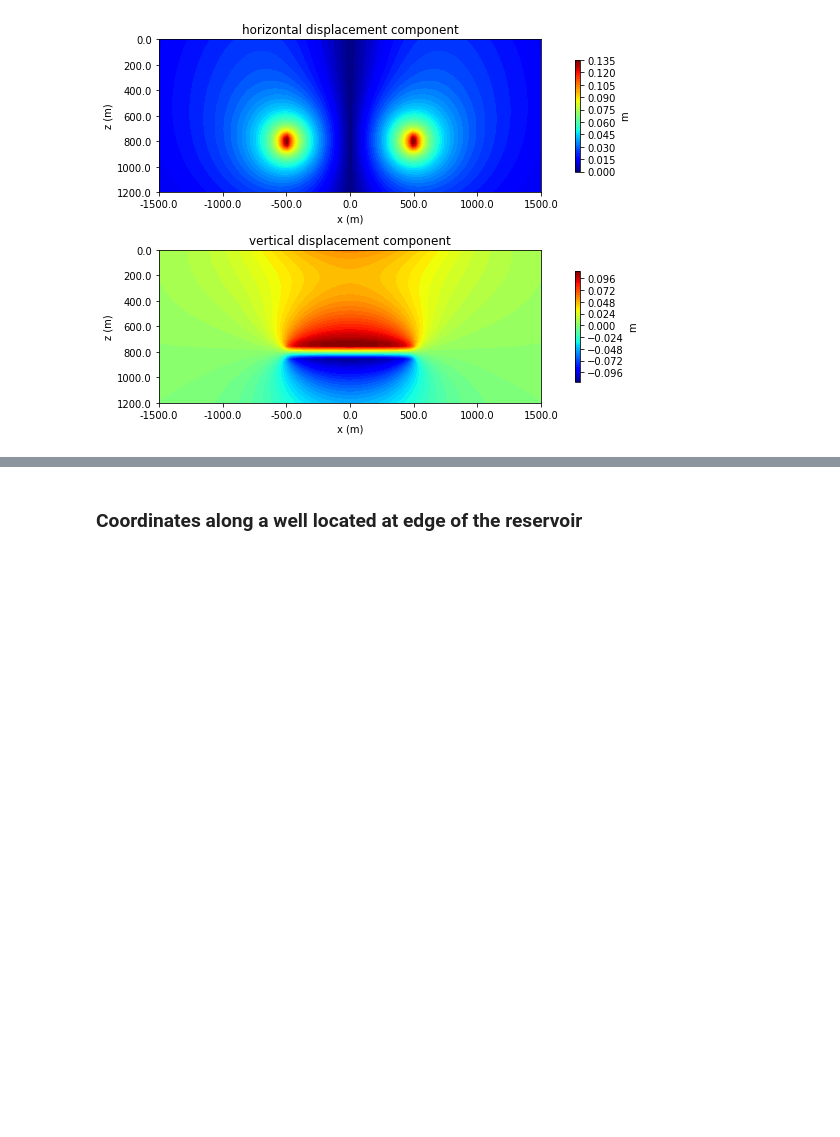
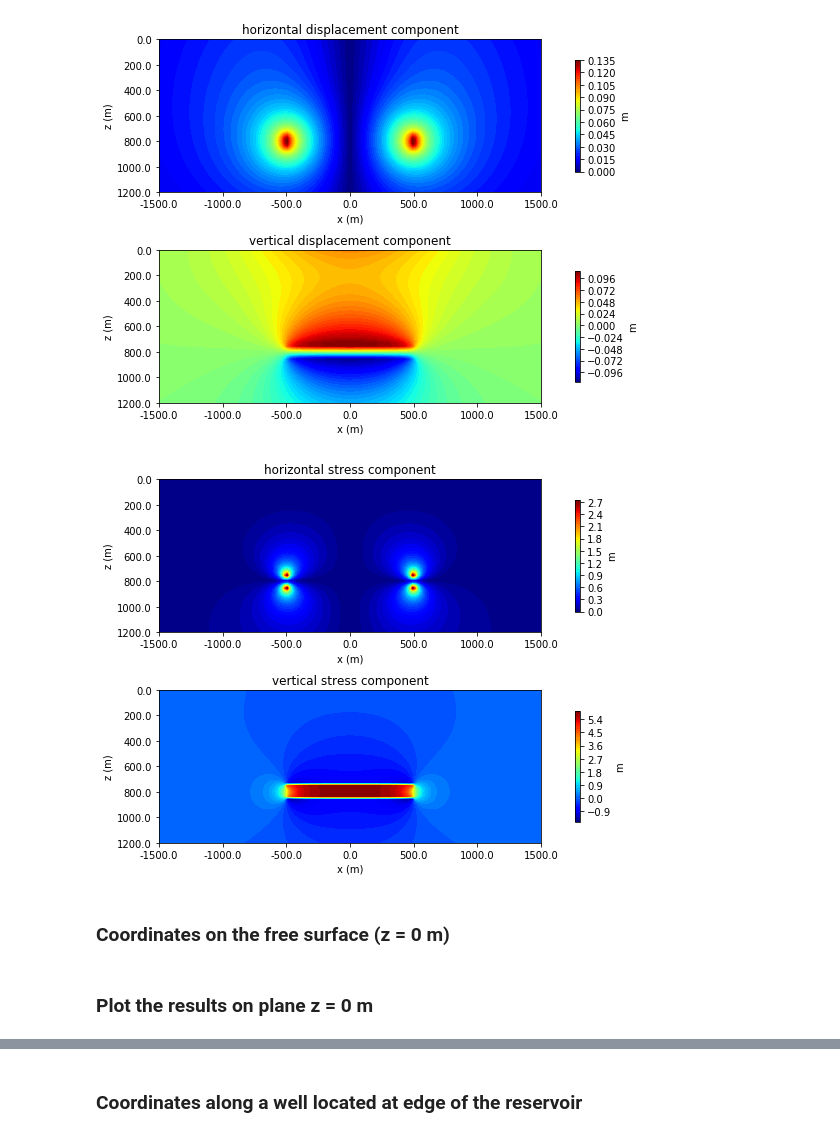
Before and after one commit to pinga-lab/DisReserv, a Jupyter notebook: code/cylindrical_reservoir.ipynb, the cells around one changed output, grey strips where cells are left out. Drawn from its saved outputs; the diff is of its cells as text; code cells hidden in the pictures; blank space fills up the shorter version.

Commit message:
implement stress components

```diff
--- a/code/cylindrical_reservoir.ipynb
+++ b/code/cylindrical_reservoir.ipynb
@@ -10,4 +10,7 @@ import matplotlib.ticker
 import compaction as cp
 # %%
 # Define the model
-model1 = cp.prism_layer_circular((0,0), 500, (20,20), 850, 800)
+#model1 = cp.prism_layer_circular((0,0), 500, (20,20), 850, 800)
+#model2 = cp.prism_layer_circular((0,0), 500, (20,20), 800, 750)
+#model = np.vstack([model1, model2])
+model = cp.prism_layer_circular((0,0), 500, (20,20), 850, 750)
@@ -16,5 +17,3 @@ model2 = cp.prism_layer_circular((0,0), 500, (20,20), 800, 750)
-# %%
-model = np.vstack([model1, model2])
 # %%
 model.shape
 # %% [output]
@@ -83,3 +102,16 @@ displacement_horizontal = np.sqrt(displacement_x**2 + displacement_y**2)
+# %%
+# Compute the z-component of stress
+s_zz1 = cp.field_component(coordinates, model, DP, poisson, young, kernel='s_zz1')
+
+s_zz2 = cp.field_component(coordinates, model, DP, poisson, young, kernel='s_zz2')
+
+s_zzz2 = cp.field_component(coordinates, model, DP, poisson, young, kernel='s_zzz2')
+
+stress_z = s_zz1 + s_zzz2 - s_zz2
+stress_z *= young/(1 + poisson)
+# %%
+# horizontal component of stress
+stress_horizontal = np.sqrt(stress_x**2 + stress_y**2)
 # %% [markdown]
 ### Plot the results on plane y = 0 m
 # %%
@@ -121,3 +149,37 @@ plt.tight_layout()
 plt.show()
 # %% [output]
 [figure]
+# %%
+# Plot the results on a map
+fig, ax = plt.subplots(nrows=2, ncols=1, sharex=False, sharey=False, figsize=(12,6))
+
+ax[0].set_aspect("equal")
+img = ax[0].contourf(x, z, stress_horizontal.reshape(shape[::-1]),
+                  60, cmap="jet")
+plt.colorbar(img, ax=ax[0], pad=0.04, shrink=0.73, label="m")
+ax[0].set_title("horizontal stress component")
+
+ax[0].set_xticklabels(ax[0].get_xticks())
+ax[0].set_yticklabels(ax[0].get_yticks())
+ax[0].invert_yaxis()
+ax[0].set_xlabel("x (m)")
+ax[0].set_ylabel("z (m)")
+
+ax[1].set_aspect("equal")
+img = ax[1].contourf(x, z, stress_z.reshape(shape[::-1]),
+                  60, cmap="jet")
+plt.colorbar(img, ax=ax[1], pad=0.04, shrink=0.73, label="m")
+ax[1].set_title("vertical stress component")
+
+ax[1].set_xticklabels(ax[1].get_xticks())
+ax[1].set_yticklabels(ax[1].get_yticks())
+ax[1].invert_yaxis()
+ax[1].set_xlabel("x (m)")
+ax[1].set_ylabel("z (m)")
+
+plt.tight_layout()
+plt.show()
+# %% [output]
+[figure, added]
+# %% [markdown]
+### Coordinates on the free surface (z = 0 m)
@@ -123,0 +226,2 @@ plt.show()
+# %% [markdown]
+### Plot the results on plane z = 0 m
```
Also changed, not shown: parts of 25 cells of this notebook, 1 other file.
